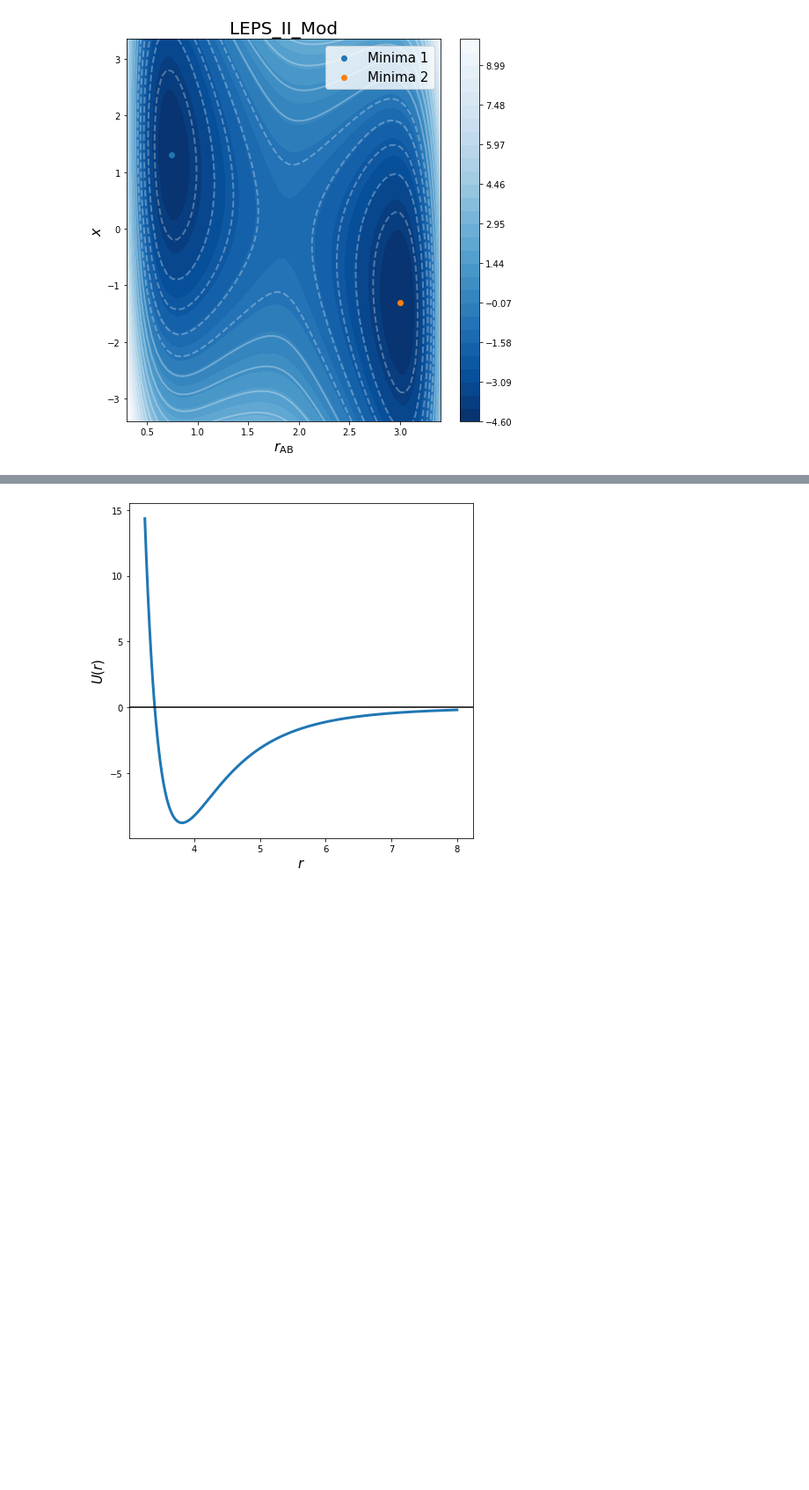
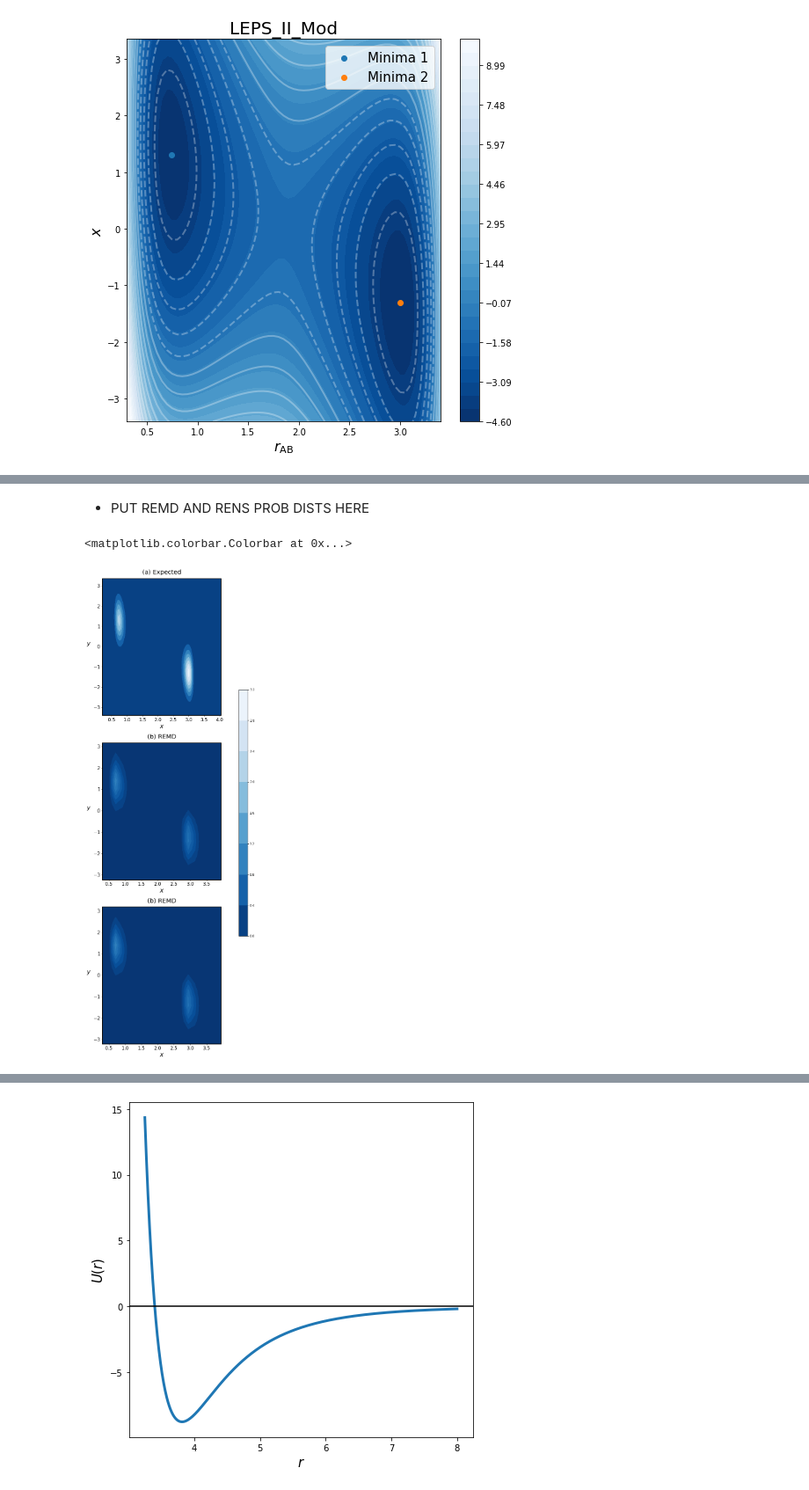
Before and after one commit to shaunak-badani/RENS, a Jupyter notebook: 1D_notebooks/All_figures_of_paper.ipynb, the cells around one changed output, grey strips where cells are left out. Shown: that part at 88% size. Cells and saved outputs as stored; diff of their text form; code cells hidden in the pictures; blank space fills up the shorter version.

```diff
--- a/1D_notebooks/All_figures_of_paper.ipynb
+++ b/1D_notebooks/All_figures_of_paper.ipynb
@@ -510 +563,64 @@ plt.savefig(os.path.join(images_path, 'LEPS_II_Mod.png'), bbox_inches = 'tight')
+# %%
+from LEPS import Z_LEPS, Free_energy
+T_LEPS = 0.3
+Z_leps = Z_LEPS(T_LEPS)
+kB = 1
+beta_leps = 1 / (kB * T_LEPS)
+exp_leps = np.exp(-beta_leps * LEPS_II_Mod) / Z_leps
+# %%
+xedges = np.linspace(rAB_II[0, 0], rAB_II[0, -1], 20)
+yedges = np.linspace(x[0, 0], x[-1, 0], 20)
+H_LEPS, xedges, yedges = np.histogram2d(p_leps[:, 0], p_leps[:, 1], bins = (xedges, yedges), density = True)
+# H, xedges, yedges = np.histogram2d(pos[:, 1], pos[:, 2], density = True)
+# Histogram does not follow Cartesian convention (see Notes),
+# therefore transpose H for visualization purposes.
+H_LEPS = H_LEPS.T
+
+x_leps, y_leps = np.meshgrid((xedges[1:] + xedges[:-1]) / 2, (yedges[1:] + yedges[:-1]) / 2)
+# %% [markdown]
+* PUT REMD AND RENS PROB DISTS HERE
+# %%
+fig, axes = plt.subplots(nrows = 3, ncols = 1, figsize = (8, 28))
+
+ax = axes[0]
+im = ax.contourf(rAB_II, x, exp_leps, cmap = "Blues_r", vmin = 0, vmax = 3.2)
+ax.set_xlabel(r'$x$', fontsize = 20)
+_ = ax.set_ylabel(r'$y$', fontsize = 20, labelpad = 15)
+_.set_rotation(0)
+ax.tick_params(labelsize = 15, axis = 'y')
+ax.tick_params(labelsize = 15, axis = 'x')
+
+ax.set_title('(a) Expected', fontsize = 20, y = 1.02)
+_ = [i.set_linewidth(2) for i in ax.spines.values()]
+
+# REMD
+ax = axes[1]
+ax.contourf(x_leps, y_leps, H_LEPS, cmap = "Blues_r", vmin = 0, vmax = 3.2)
+ax.set_xlabel(r'$x$', fontsize = 20)
+_ = ax.set_ylabel(r'$y$', fontsize = 20, labelpad = 15)
+_.set_rotation(0)
+ax.tick_params(labelsize = 15, axis = 'y')
+ax.tick_params(labelsize = 15, axis = 'x')
+
+ax.set_title('(b) REMD', fontsize = 20, y = 1.02)
+_ = [i.set_linewidth(2) for i in ax.spines.values()]
+
+# RENS
+ax = axes[2]
+ax.contourf(x_leps, y_leps, H_LEPS, cmap = "Blues_r", vmin = 0, vmax = 3.2)
+ax.set_xlabel(r'$x$', fontsize = 20)
+_ = ax.set_ylabel(r'$y$', fontsize = 20, labelpad = 15)
+_.set_rotation(0)
+ax.tick_params(labelsize = 15, axis = 'y')
+ax.tick_params(labelsize = 15, axis = 'x')
+
+ax.set_title('(b) REMD', fontsize = 20, y = 1.02)
+_ = [i.set_linewidth(2) for i in ax.spines.values()]
+
+fig.subplots_adjust(right= 0.8)
+cbar_ax = fig.add_axes([0.9, 0.3, 0.05, 0.4])
+fig.colorbar(im, cax=cbar_ax)
+# %% [output]
+<matplotlib.colorbar.Colorbar at 0x...>
+[figure, added]
 # %% [markdown]
```
Also changed, not shown: parts of 43 cells of this notebook.
